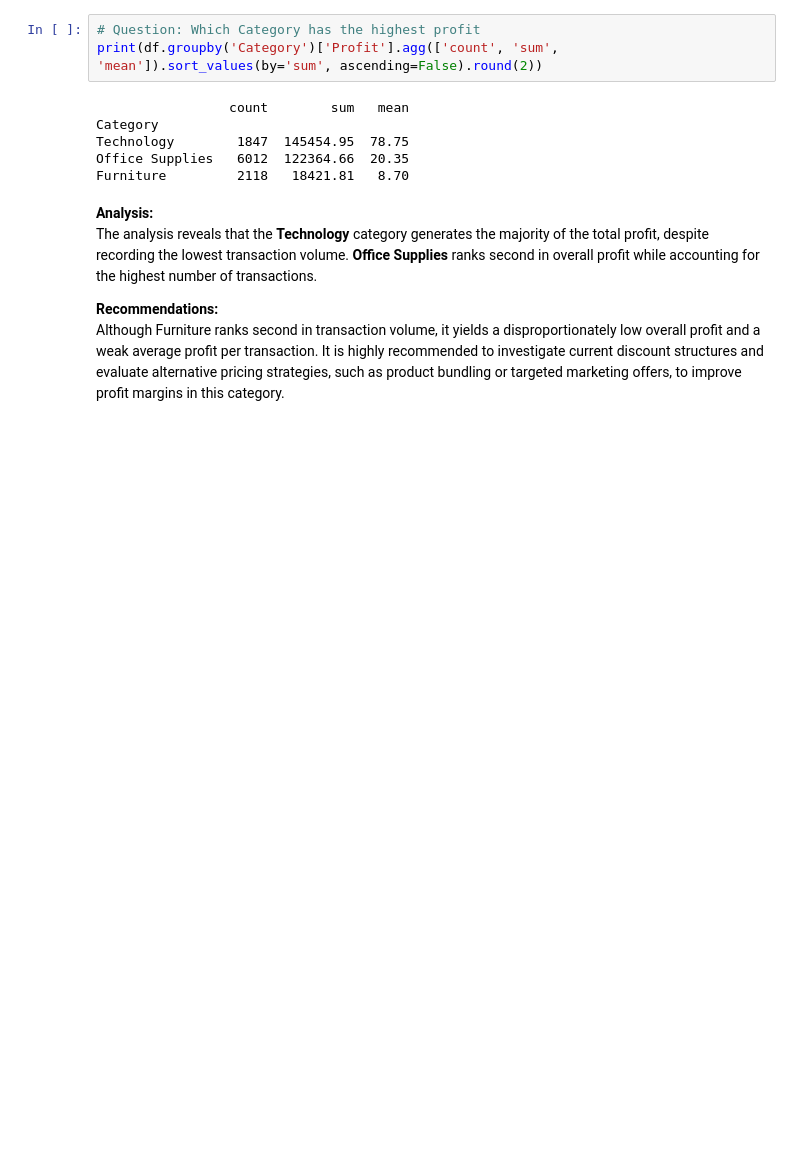
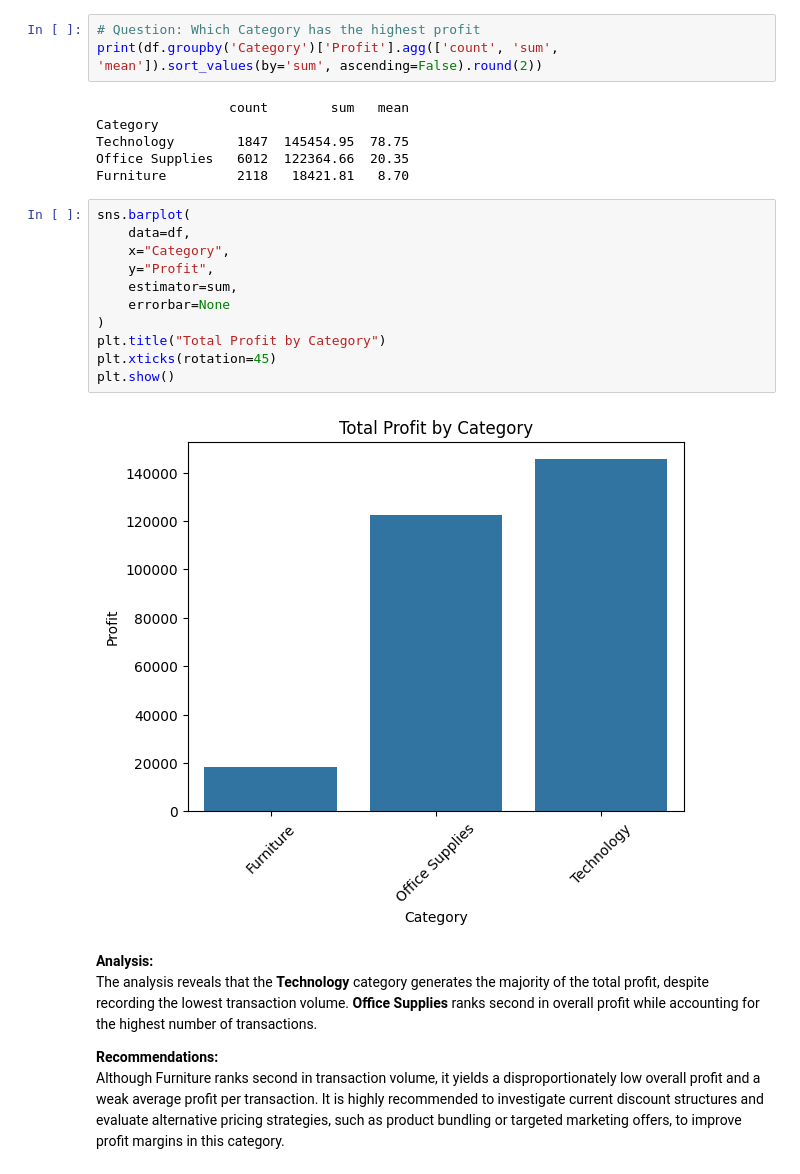
Before and after one commit to clia7/Superstore_Analysis, a Jupyter notebook: superstore-analysis.ipynb, the cells around one changed output. Cells and saved outputs as stored; diff of their text form; blank space fills up the shorter version.

```diff
--- a/superstore-analysis.ipynb
+++ b/superstore-analysis.ipynb
@@ -256,6 +256,19 @@ Category
 Technology        1847  145454.95  78.75
 Office Supplies   6012  122364.66  20.35
 Furniture         2118   18421.81   8.70
+# %%
+sns.barplot(
+    data=df,
+    x="Category",
+    y="Profit",
+    estimator=sum,
+    errorbar=None
+)
+plt.title("Total Profit by Category")
+plt.xticks(rotation=45)
+plt.show()
+# %% [output]
+[figure, added]
 # %% [markdown]
 **Analysis:**<br>
 The analysis reveals that the **Technology** category generates the majority of the total profit, despite recording the lowest transaction volume. **Office Supplies** ranks second in overall profit while accounting for the highest number of transactions.<br>
```
Also changed, not shown: parts of 1 cell of this notebook.
